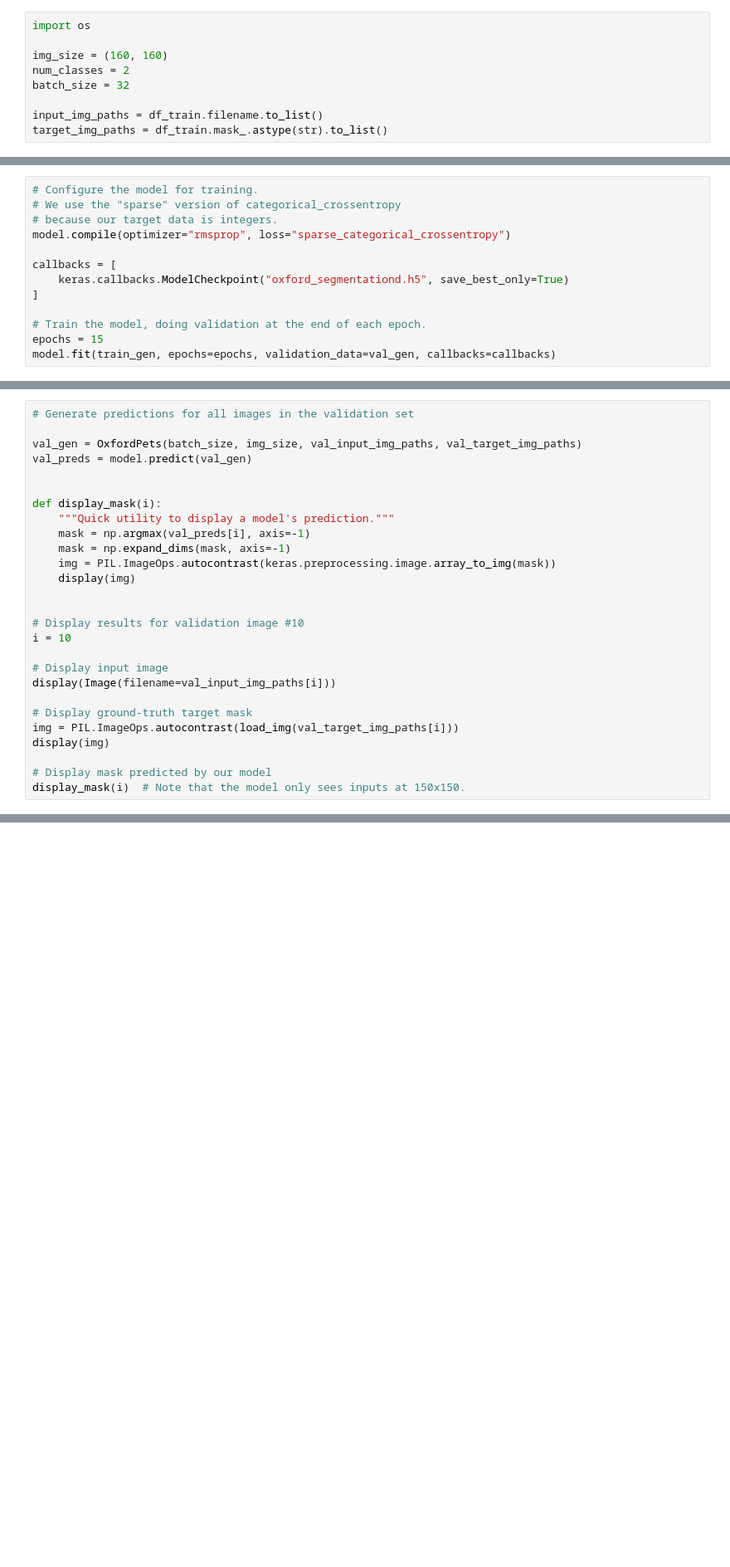
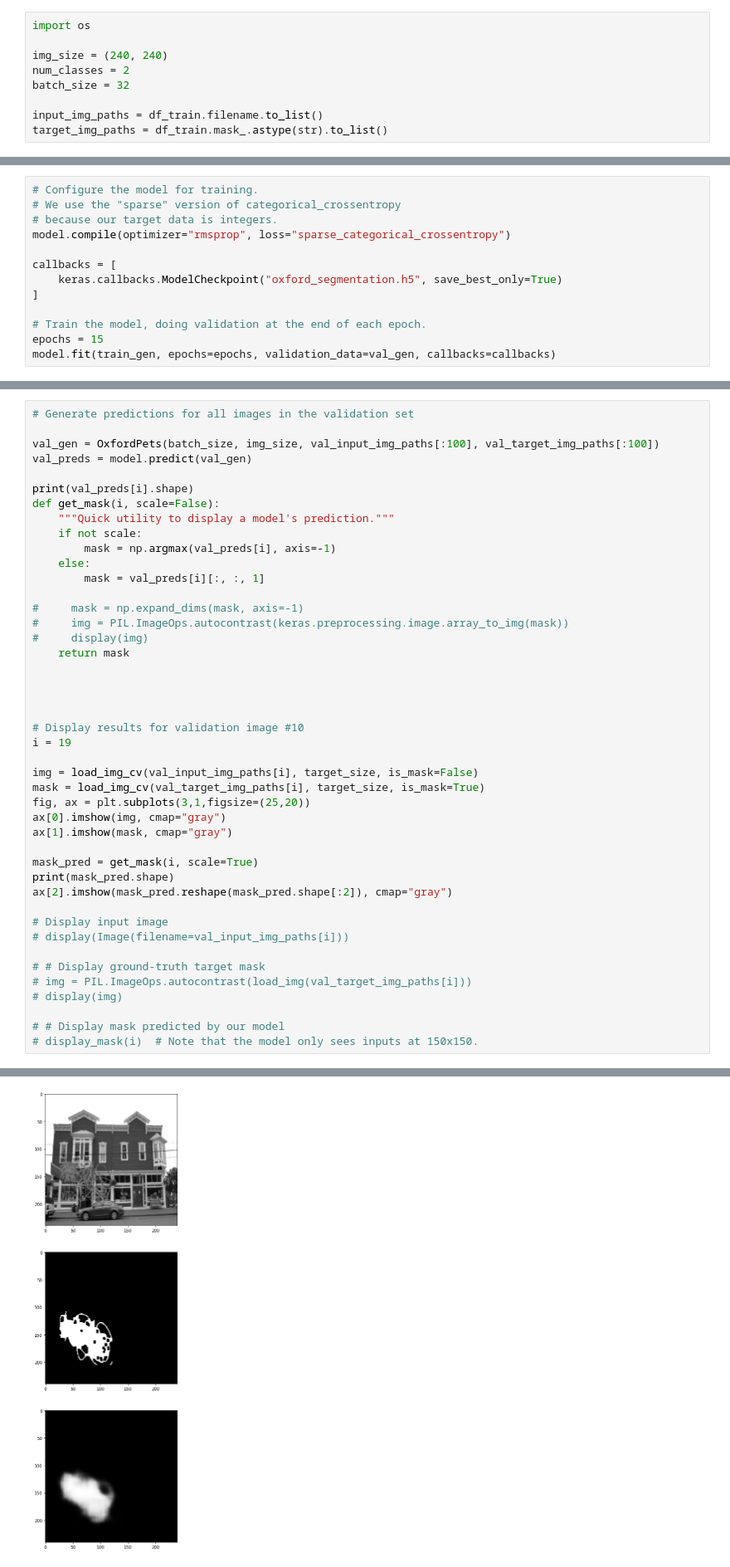
Before and after one commit to kanstancin/classifiers, a Jupyter notebook: segment.ipynb, the cells around one changed output, grey strips where cells are left out. Shown at 83% size. Drawn from its saved outputs; the diff is of its cells as text; blank space fills up the shorter version.

```diff
--- a/segment.ipynb
+++ b/segment.ipynb
@@ -150,7 +149,7 @@ sys.version
 # %%
 import os
 
-img_size = (160, 160)
+img_size = (240, 240)
 num_classes = 2
 batch_size = 32
 
@@ -369,7 +388,7 @@ val_gen = OxfordPets(batch_size, img_size, val_input_img_paths, val_target_img_p
 model.compile(optimizer="rmsprop", loss="sparse_categorical_crossentropy")
 
 callbacks = [
-    keras.callbacks.ModelCheckpoint("oxford_segmentationd.h5", save_best_only=True)
+    keras.callbacks.ModelCheckpoint("oxford_segmentation.h5", save_best_only=True)
 ]
 
 # Train the model, doing validation at the end of each epoch.
@@ -389,27 +420,45 @@ Epoch 4/15
 # %%
 # Generate predictions for all images in the validation set
 
-val_gen = OxfordPets(batch_size, img_size, val_input_img_paths, val_target_img_paths)
+val_gen = OxfordPets(batch_size, img_size, val_input_img_paths[:100], val_target_img_paths[:100])
 val_preds = model.predict(val_gen)
 
+print(val_preds[i].shape)
+def get_mask(i, scale=False):
+    """Quick utility to display a model's prediction."""
+    if not scale:
+        mask = np.argmax(val_preds[i], axis=-1)
+    else:
+        mask = val_preds[i][:, :, 1]
 
-def display_mask(i):
-    """Quick utility to display a model's prediction."""
-    mask = np.argmax(val_preds[i], axis=-1)
-    mask = np.expand_dims(mask, axis=-1)
-    img = PIL.ImageOps.autocontrast(keras.preprocessing.image.array_to_img(mask))
-    display(img)
+#     mask = np.expand_dims(mask, axis=-1)
+#     img = PIL.ImageOps.autocontrast(keras.preprocessing.image.array_to_img(mask))
+#     display(img)
+    return mask
+
+
 
 
 # Display results for validation image #10
-i = 10
+i = 19
+
+img = load_img_cv(val_input_img_paths[i], target_size, is_mask=False)
+mask = load_img_cv(val_target_img_paths[i], target_size, is_mask=True)
+fig, ax = plt.subplots(3,1,figsize=(25,20))
+ax[0].imshow(img, cmap="gray")
+ax[1].imshow(mask, cmap="gray")
+
+mask_pred = get_mask(i, scale=True)
+print(mask_pred.shape)
+ax[2].imshow(mask_pred.reshape(mask_pred.shape[:2]), cmap="gray")
 
 # Display input image
-display(Image(filename=val_input_img_paths[i]))
+# display(Image(filename=val_input_img_paths[i]))
 
-# Display ground-truth target mask
-img = PIL.ImageOps.autocontrast(load_img(val_target_img_paths[i]))
-display(img)
+# # Display ground-truth target mask
+# img = PIL.ImageOps.autocontrast(load_img(val_target_img_paths[i]))
+# display(img)
 
-# Display mask predicted by our model
-display_mask(i)  # Note that the model only sees inputs at 150x150.
+# # Display mask predicted by our model
+# display_mask(i)  # Note that the model only sees inputs at 150x150.
+# %% [output]
@@ -415,0 +468 @@ display_mask(i)  # Note that the model only sees inputs at 150x150.
+[figure, added]
```
Also changed, not shown: parts of 7 cells of this notebook.
